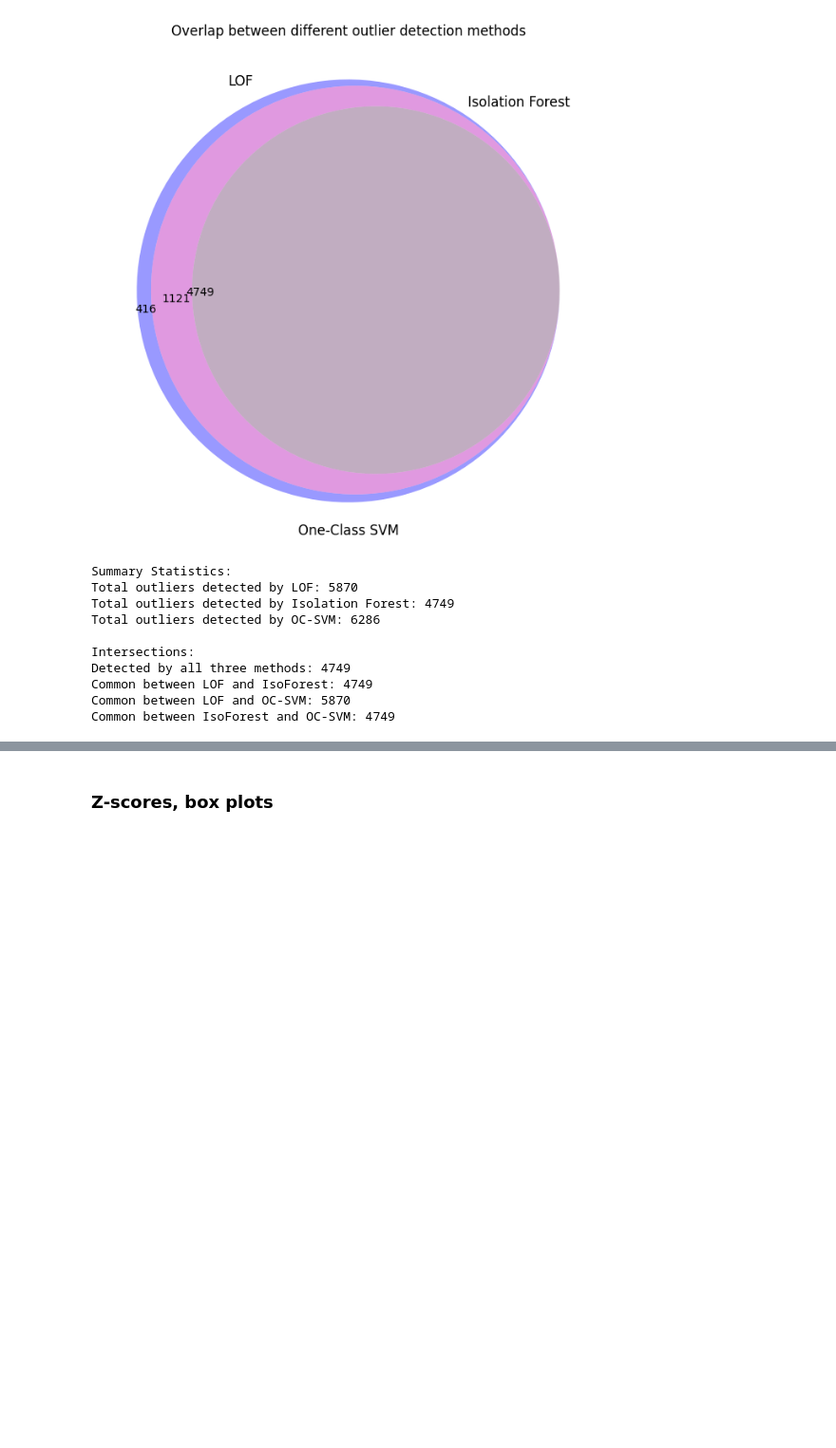
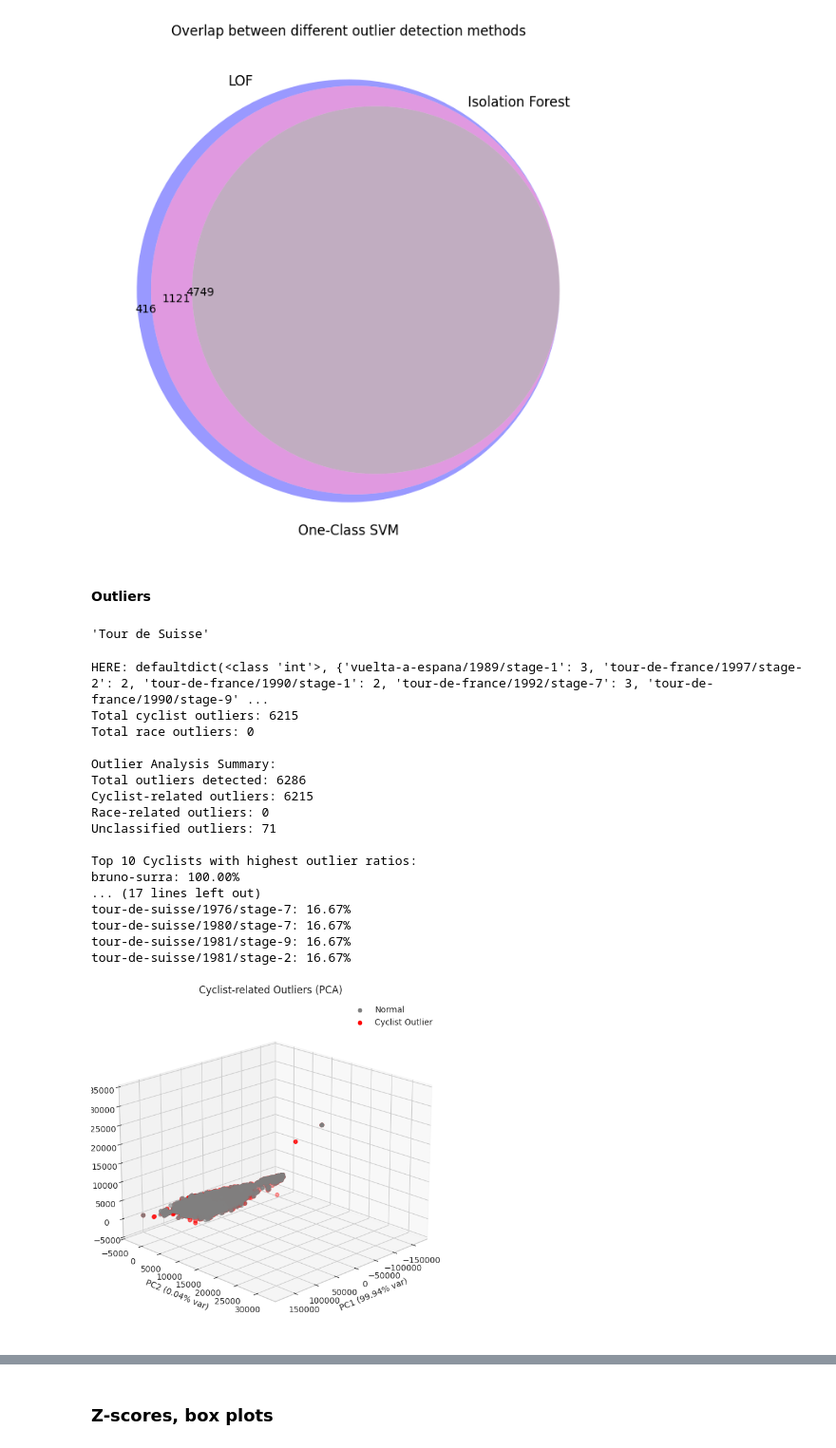
Before and after one commit to lesi-nedo/dm_project24_group_11, a Jupyter notebook: extra_notebooks/OlekisyOutliersAnal.ipynb, the cells around one changed output, grey strips where cells are left out. Shown at 95% size. Saved outputs shown, nothing was run; the diff lists cells and outputs as text; code cells hidden in the pictures; blank space fills up the shorter version.

```diff
--- a/extra_notebooks/OlekisyOutliersAnal.ipynb
+++ b/extra_notebooks/OlekisyOutliersAnal.ipynb
@@ -147,19 +200,47 @@ plt.show()
 plt.close()
 # %% [output]
 [figure]
-# %%
-from outliers_code.outliers_analysis import print_summary_statistics
-
-print_summary_statistics(lof_set=lof_set, iso_set=iso_set, oc_svm_set=oc_svm_set)
-# %% [output]
-Summary Statistics:
-Total outliers detected by LOF: 5870
-Total outliers detected by Isolation Forest: 4749
-Total outliers detected by OC-SVM: 6286
-
-Intersections:
-Detected by all three methods: 4749
-Common between LOF and IsoForest: 4749
-Common between LOF and OC-SVM: 5870
-Common between IsoForest and OC-SVM: 4749
+# %% [markdown]
+#### Outliers
+# %%
+# MergedDataset[MergedDataset['_url_race'] == 'tour-de-suisse/1972/stage-6b']
+RacesDataset = pd.read_csv('../dataset/races.csv')
+CyclistsDataset = pd.read_csv('../dataset/cyclists.csv')
+# RacesDataset[RacesDataset['_url'] == 'tour-de-suisse/1972/stage-6b']
+counted = MergedDataset['_url_race'].value_counts()
+RacesDataset[RacesDataset['_url'] == "tour-de-suisse/1972/stage-6b"]['name'].values[0]
+# %% [output]
+'Tour de Suisse'
+# %%
+%matplotlib widget
+from outliers_code.outliers_analysis import visualize_outlier_types, print_outlier_summary
+
+summary = visualize_outlier_types(
+    data=MergedDataset,
+    lof_set=outliers_lof.index,
+    iso_set=outliers_iso_for.index,
+    oc_svm_set=outliers_oc_svm_gpu.index,
+    min_races_threshold=1  # Minimum races to consider patterns significant
+)
+
+print_outlier_summary(summary)
+# %% [output]
+HERE: defaultdict(<class 'int'>, {'vuelta-a-espana/1989/stage-1': 3, 'tour-de-france/1997/stage-2': 2, 'tour-de-france/1990/stage-1': 2, 'tour-de-france/1992/stage-7': 3, 'tour-de-france/1990/stage-9' ...
+Total cyclist outliers: 6215
+Total race outliers: 0
+
+Outlier Analysis Summary:
+Total outliers detected: 6286
+Cyclist-related outliers: 6215
+Race-related outliers: 0
+Unclassified outliers: 71
+
+Top 10 Cyclists with highest outlier ratios:
+bruno-surra: 100.00%
+... (17 lines left out)
+tour-de-suisse/1976/stage-7: 16.67%
+tour-de-suisse/1980/stage-7: 16.67%
+tour-de-suisse/1981/stage-9: 16.67%
+tour-de-suisse/1981/stage-2: 16.67%
+[figure, added]
 # %%
```
Also changed, not shown: parts of 13 cells of this notebook, 11 other files.
